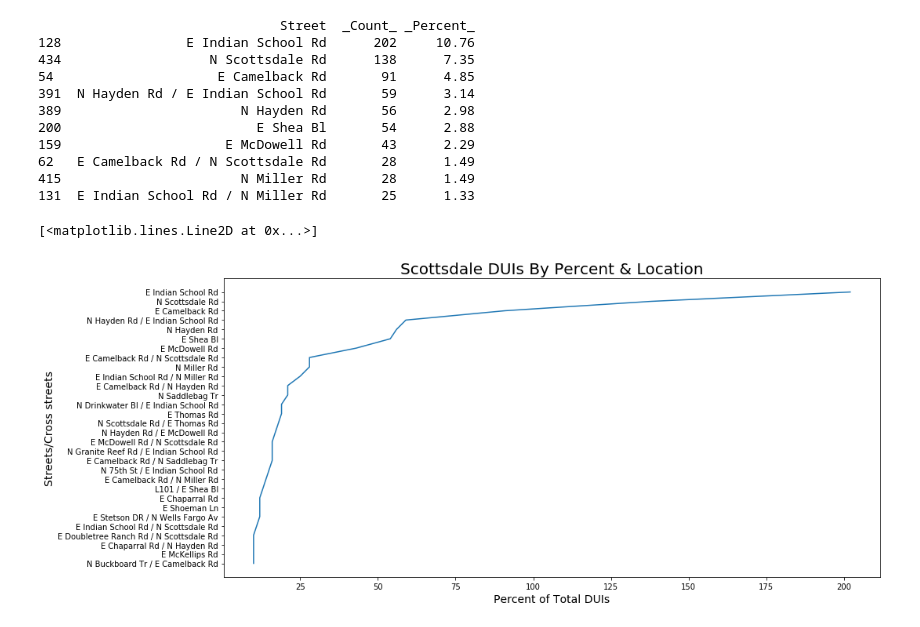
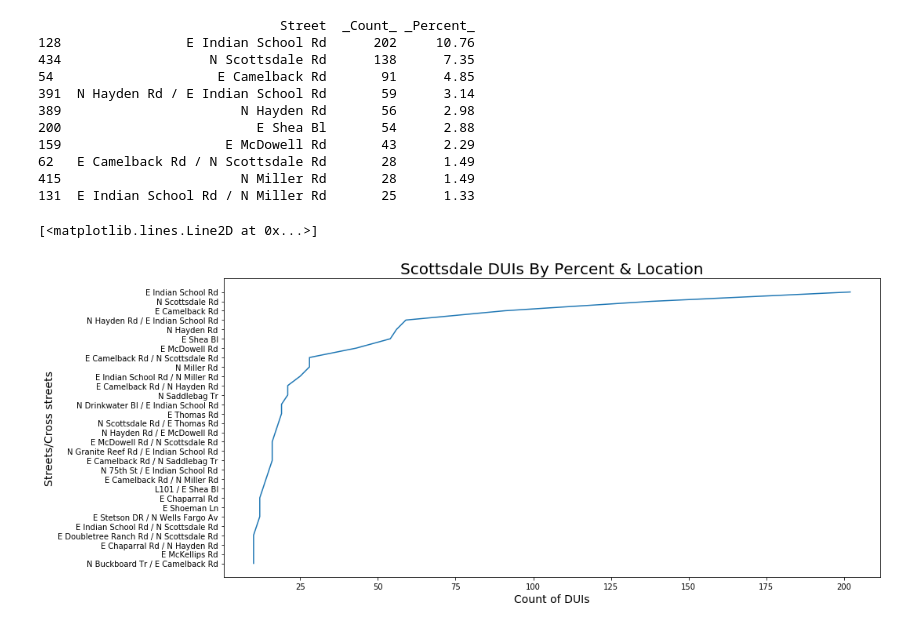
Before and after one commit to mrkjhsn/City-of-Scottsdale-DUI-Concentrations, a Jupyter notebook: CityofScottsdale_DUI_Visualization.ipynb, the cells around one changed output. Saved outputs shown, nothing was run; the diff lists cells and outputs as text; code cells hidden in the pictures.

```diff
--- a/CityofScottsdale_DUI_Visualization.ipynb
+++ b/CityofScottsdale_DUI_Visualization.ipynb
@@ -79,32 +106,32 @@ import numpy as np
 import matplotlib.pyplot as plt
 import matplotlib.ticker as ticker
 
 #remove percent character on the end of '_Percent_' field
 DUILocations['_Percent_']= DUILocations['_Percent_'].str.replace('%','')
 
 print(DUILocations.sort_values(['_Count_'], ascending=[0]).head(10))
 
 plt.rcParams["figure.figsize"] = [15, 7]    #sets the ploted size
 plt.title("Scottsdale DUIs By Percent & Location",fontsize=20)
-plt.xlabel("Percent of Total DUIs",fontsize=14)
+plt.xlabel("Count of DUIs",fontsize=14)
 plt.ylabel("Streets/Cross streets",fontsize=14)
 
 
 top30 = DUILocations.sort_values(['_Count_'], ascending=[0]).head(30)
 y = top30.sort_values(['_Count_'], ascending=[1]).loc[:,'_Count_']
 x = top30.sort_values(['_Count_'], ascending=[1]).loc[:,'Street']
 plt.plot(y,x)
 # %% [output]
                                Street  _Count_ _Percent_
 128                E Indian School Rd      202     10.76
 434                   N Scottsdale Rd      138      7.35
 54                     E Camelback Rd       91      4.85
 391  N Hayden Rd / E Indian School Rd       59      3.14
 389                       N Hayden Rd       56      2.98
 200                         E Shea Bl       54      2.88
 159                     E McDowell Rd       43      2.29
 62   E Camelback Rd / N Scottsdale Rd       28      1.49
 415                       N Miller Rd       28      1.49
 131  E Indian School Rd / N Miller Rd       25      1.33
 [<matplotlib.lines.Line2D at 0x...>]
-[figure, old version]
+[figure, new version]
```
Also changed, not shown: parts of 3 cells of this notebook.
